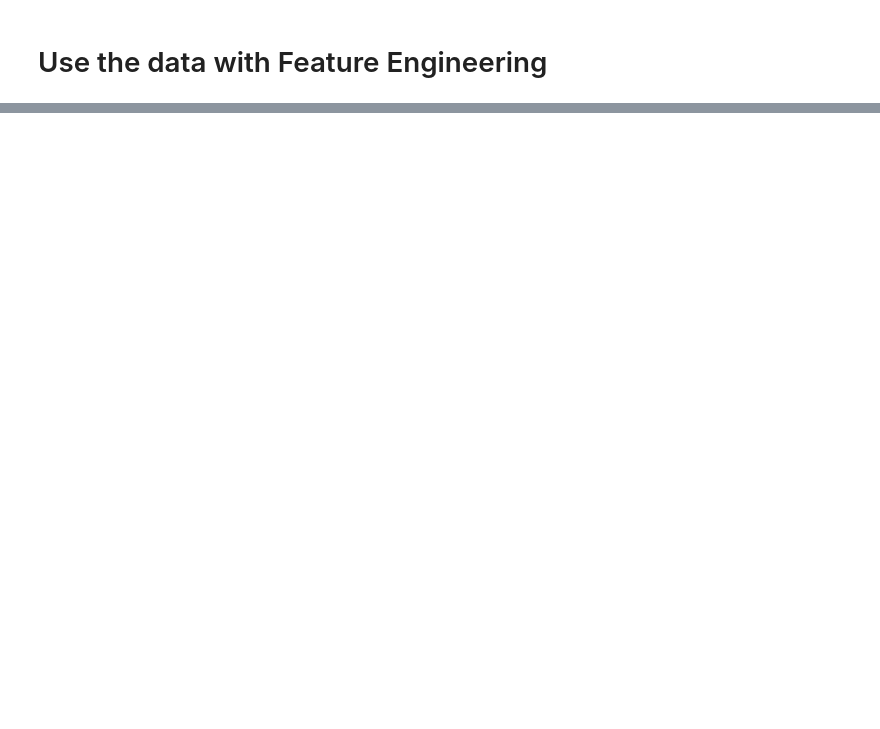
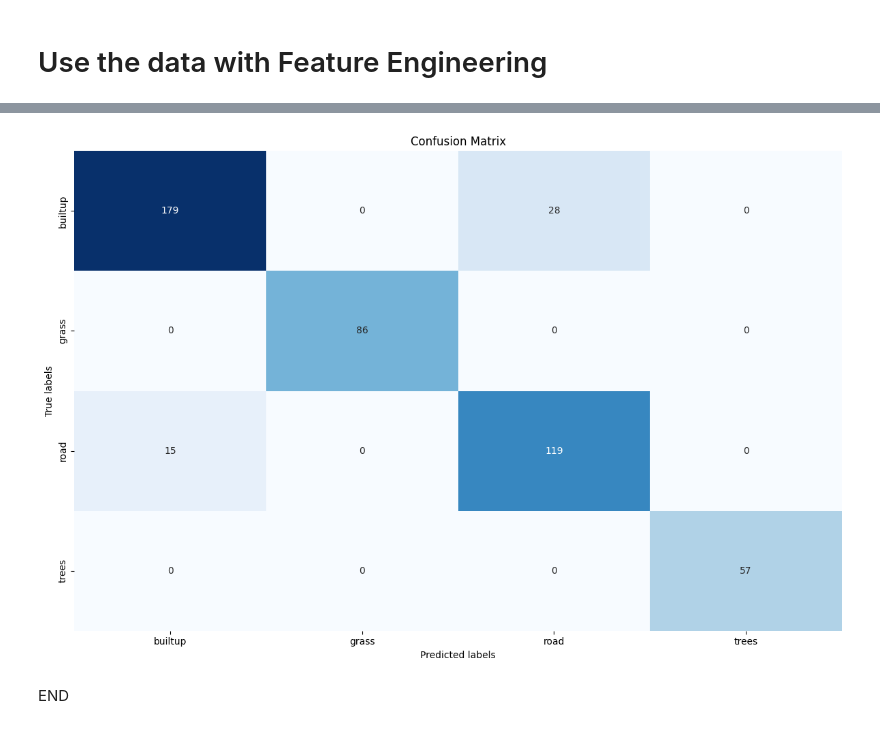
Before and after one commit to RJLA/GeoAI-ISPRS-SS, a Jupyter notebook: II.3.Add-Features.ipynb, the cells around one changed output, grey strips where cells are left out. Cells and saved outputs as stored; diff of their text form; code cells hidden in the pictures; blank space fills up the shorter version.

```diff
--- a/II.3.Add-Features.ipynb
+++ b/II.3.Add-Features.ipynb
@@ -59 +53,11 @@ X_train_fe.head(1)
 1 rows × 47 columns
+# %%
+# scale the data
+X_train_fe_scaled, X_test_fe_scaled = pre_ops.scale_to_minmax(X_train_fe, X_test_fe)
+# %%
+lr = LogisticRegression(solver='lbfgs', max_iter=1000, random_state=42)
+lr.fit(X_train_fe_scaled, y_train.values.ravel())
+
+# predict the validation set
+y_train_pred_fe = lr.predict(X_train_fe_scaled)
+y_pred_test_fe = lr.predict(X_test_fe_scaled)
@@ -59,0 +71,8 @@ X_train_fe.head(1)
+# %%
+label_mapping = {0: 'builtup', 1: 'grass', 2: 'road', 3: 'trees'}
+class_names_str = [label_mapping[label] for label in lr.classes_]
+vis_ops.plot_confusion_matrix(y_test, y_pred_test_fe, class_names_str)
+# %% [output]
+[figure, added]
+# %% [markdown]
+END
```
Also changed, not shown: parts of 8 cells of this notebook, 23 other files.
